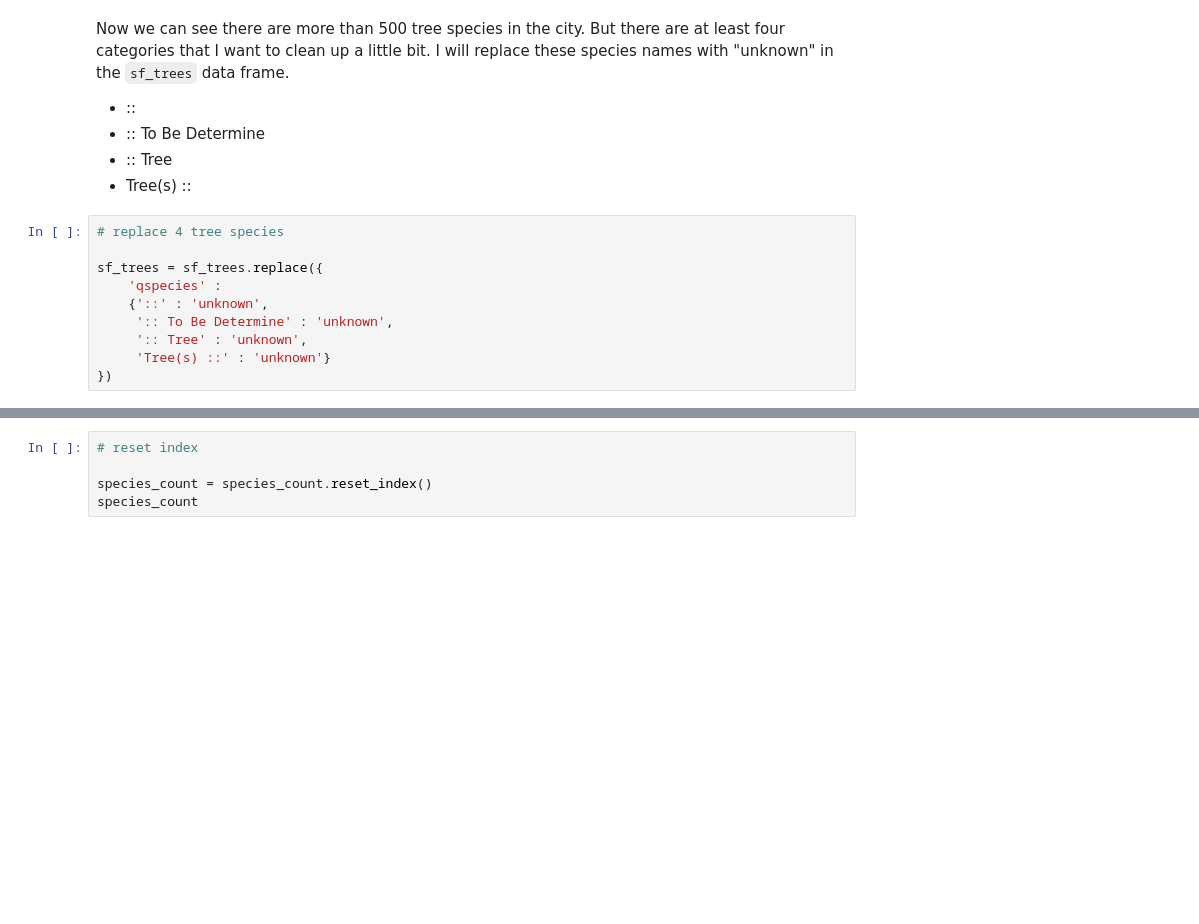
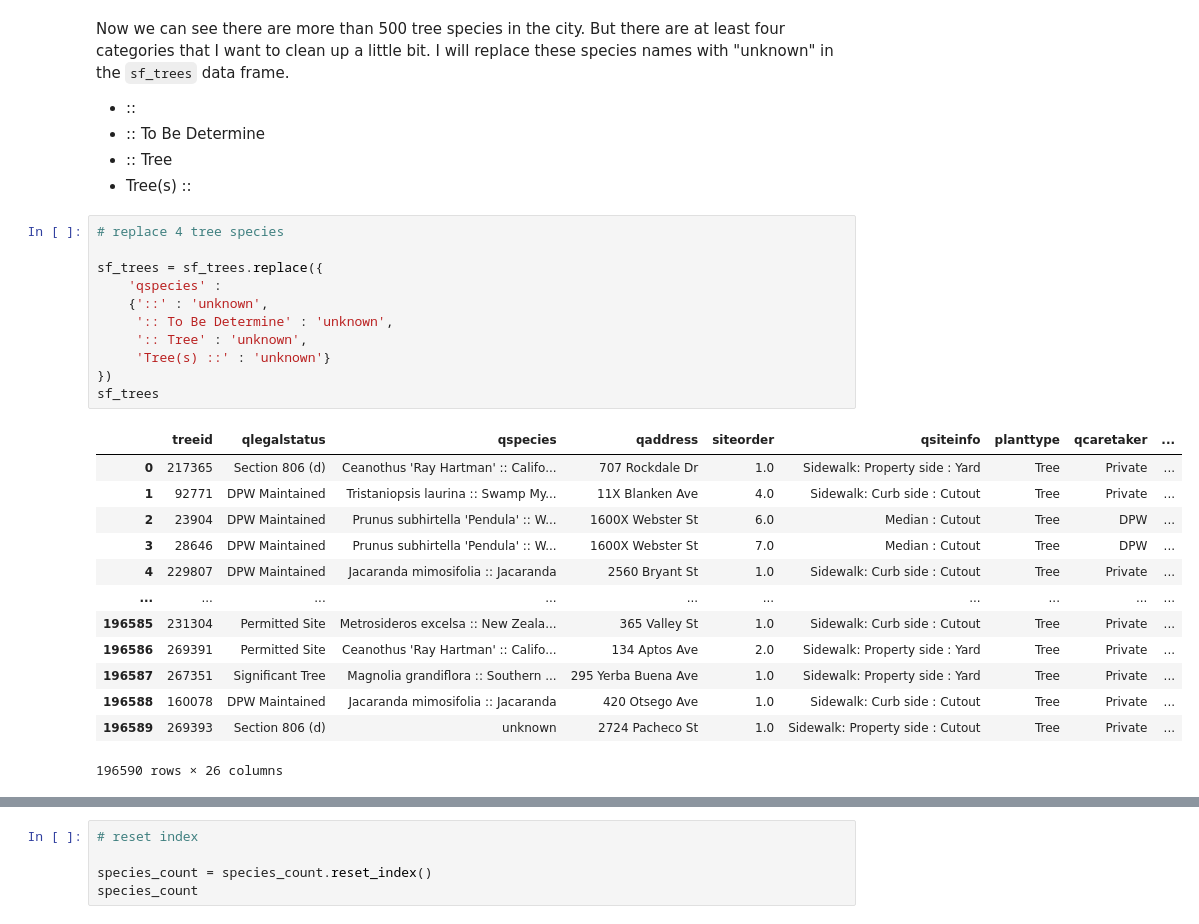
Before and after one commit to jyyang7/j233-proj-trees-in-sf, a Jupyter notebook: 02_data_analysis.ipynb, the cells around one changed output, grey strips where cells are left out. Saved outputs shown, nothing was run; the diff lists cells and outputs as text; blank space fills up the shorter version.

```diff
--- a/02_data_analysis.ipynb
+++ b/02_data_analysis.ipynb
@@ -444,13 +400,28 @@ Now we can see there are more than 500 tree species in the city. But there are a
 # %%
 # replace 4 tree species
 
 sf_trees = sf_trees.replace({
     'qspecies' :
     {'::' : 'unknown',
      ':: To Be Determine' : 'unknown',
      ':: Tree' : 'unknown',
      'Tree(s) ::' : 'unknown'}
 })
+sf_trees
+# %% [output]
+|  | treeid | qlegalstatus | qspecies | qaddress | siteorder | qsiteinfo | planttype | qcaretaker | ... |
+| 0 | 217365 | Section 806 (d) | Ceanothus 'Ray Hartman' :: Califo... | 707 Rockdale Dr | 1.0 | Sidewalk: Property side : Yard | Tree | Private | ... |
+| 1 | 92771 | DPW Maintained | Tristaniopsis laurina :: Swamp My... | 11X Blanken Ave | 4.0 | Sidewalk: Curb side : Cutout | Tree | Private | ... |
+| 2 | 23904 | DPW Maintained | Prunus subhirtella 'Pendula' :: W... | 1600X Webster St | 6.0 | Median : Cutout | Tree | DPW | ... |
+| 3 | 28646 | DPW Maintained | Prunus subhirtella 'Pendula' :: W... | 1600X Webster St | 7.0 | Median : Cutout | Tree | DPW | ... |
+| 4 | 229807 | DPW Maintained | Jacaranda mimosifolia :: Jacaranda | 2560 Bryant St | 1.0 | Sidewalk: Curb side : Cutout | Tree | Private | ... |
+| ... | ... | ... | ... | ... | ... | ... | ... | ... | ... |
+| 196585 | 231304 | Permitted Site | Metrosideros excelsa :: New Zeala... | 365 Valley St | 1.0 | Sidewalk: Curb side : Cutout | Tree | Private | ... |
+| 196586 | 269391 | Permitted Site | Ceanothus 'Ray Hartman' :: Califo... | 134 Aptos Ave | 2.0 | Sidewalk: Property side : Yard | Tree | Private | ... |
+| 196587 | 267351 | Significant Tree | Magnolia grandiflora :: Southern ... | 295 Yerba Buena Ave | 1.0 | Sidewalk: Property side : Yard | Tree | Private | ... |
+| 196588 | 160078 | DPW Maintained | Jacaranda mimosifolia :: Jacaranda | 420 Otsego Ave | 1.0 | Sidewalk: Curb side : Cutout | Tree | Private | ... |
+| 196589 | 269393 | Section 806 (d) | unknown | 2724 Pacheco St | 1.0 | Sidewalk: Property side : Cutout | Tree | Private | ... |
+196590 rows × 26 columns
 # %%
 # after replacing the species, try groupby again
 # group by tree species
```
Also changed, not shown: parts of 21 cells of this notebook, 1 other file.
